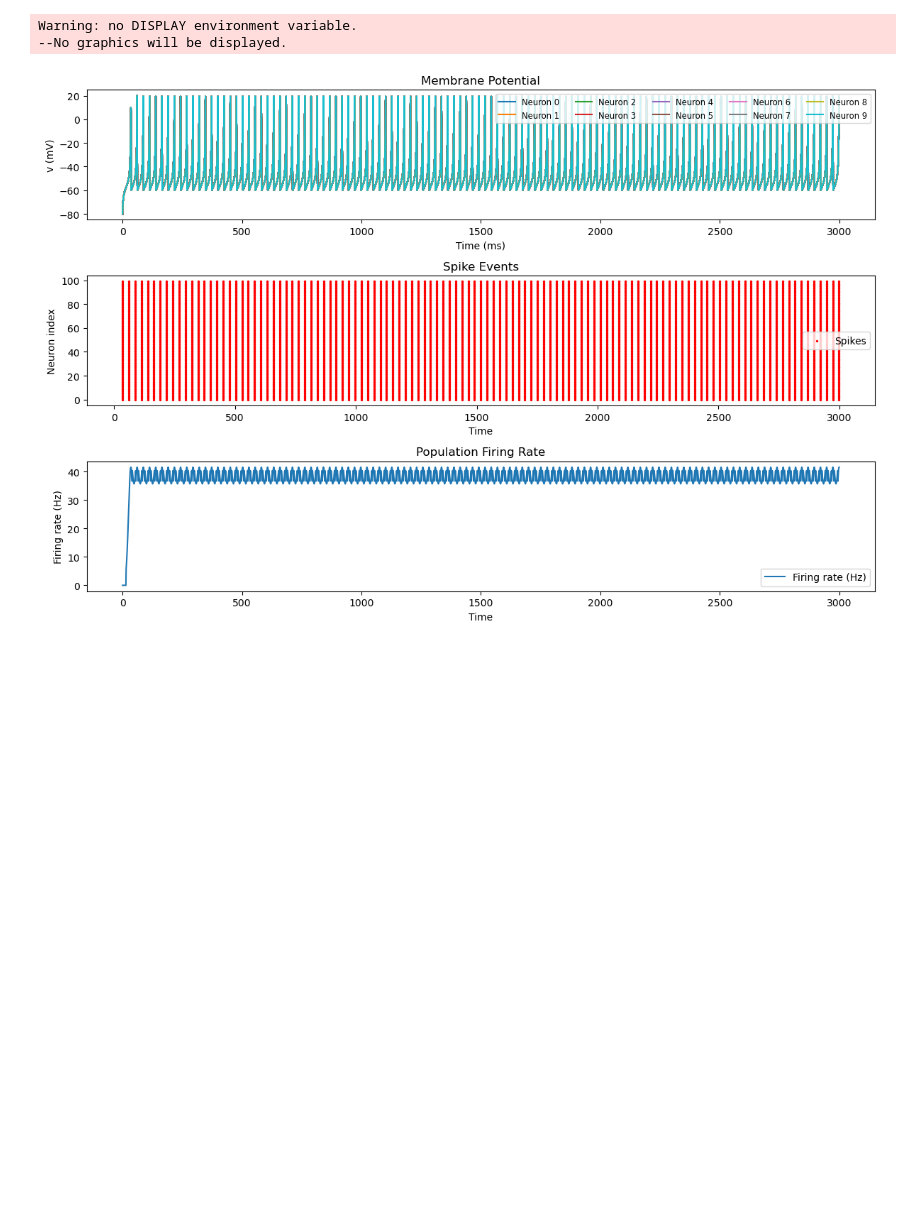
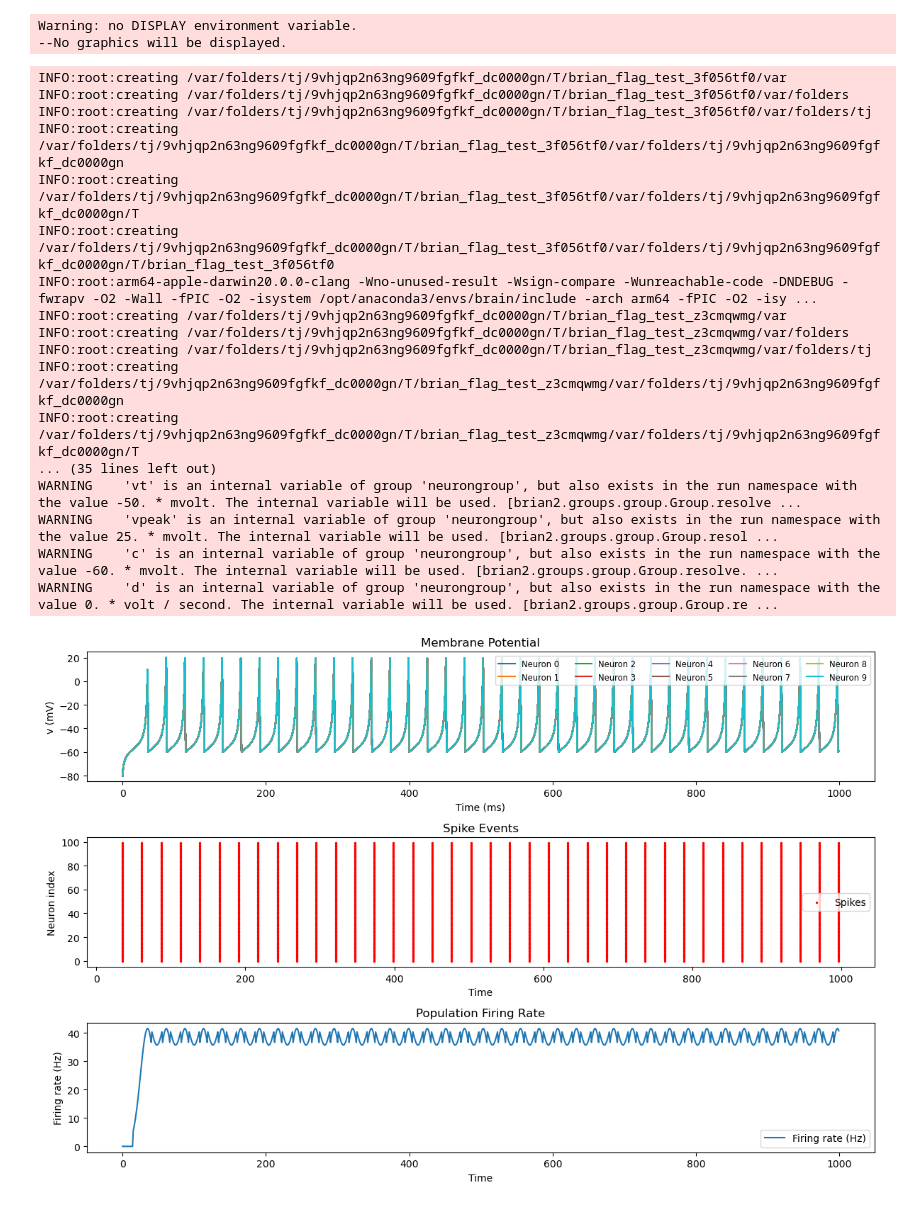
Before and after one commit to techzzt/Basal-ganglia-neuron-models, a Jupyter notebook: BG_insilico_SPN_temp.ipynb, the cells around one changed output. Drawn from its saved outputs; the diff is of its cells as text; code cells hidden in the pictures; blank space fills up the shorter version.

```diff
--- a/BG_insilico_SPN_temp.ipynb
+++ b/BG_insilico_SPN_temp.ipynb
@@ -88,6 +88,11 @@ Dop2      : 1
 
 N = 100
 simulation_time = 3000 * ms
+simulation_time = 1000 * ms  # Total simulation time
+time_after_c_reach = 100 * ms  # Time after reaching c to increase I
+initial_I = 10 * pA
+new_I = 50 * pA  # New input current value
+
 dSPN = NeuronGroup(N, model = eqs,
                     threshold='v > vpeak',
                     reset='v = c; u += d',
@@ -116,50 +121,68 @@ net = Network(dSPN, dv_monitor, spike_monitor, rate_monitor)
 net.run(simulation_time)
 
 # Find the time when v reaches vr
-vr_val = dSPN.vr[0].item()
-times_vr_reached = []
+# vr_val = dSPN.vr[0].item() # vr이 아닌 c로 바꿔야할듯
+c_val = dSPN.c[0].item()
+times_c_reached = []
 
 for i in range(N):
     v = dv_monitor.v[i]
     times = dv_monitor.t
-    crossing_indices = np.where(np.diff((v >= vr_val).astype(int)) == 1)[0]
+    crossing_indices = np.where(np.diff((v >= c_val).astype(int)) == 1)[0]
 
     if len(crossing_indices) > 0:
         # Convert indices to times
-        times_vr_reached.extend(times[crossing_indices + 1])
+        times_c_reached.extend(times[crossing_indices + 1])
 
 # Convert times to milliseconds for plotting
-times_vr_reached_ms = np.array(times_vr_reached) / ms
+times_c_reached_ms = np.array(times_c_reached) / ms
 
 # Plot membrane potential change (dv/dt)
 plt.figure(figsize=(12, 8))
 plt.subplot(3, 1, 1)
 plt.plot(dv_monitor.t / ms, dv_monitor.v.T / mV)  # Plotting membrane potential for all neurons
 plt.xlabel('Time (ms)')
 plt.ylabel('v (mV)')
 plt.title('Membrane Potential')
 plt.legend(['Neuron {}'.format(i) for i in range(10)], loc='upper right', fontsize='small', ncol=5)  # Show only first 10 legends for clarity
 
 # Plot spikes
 plt.subplot(3, 1, 2)
 plt.scatter(spike_monitor.t / ms, spike_monitor.i, s=2, c='red', label='Spikes')
 plt.xlabel('Time')
 plt.ylabel('Neuron index')
 plt.title('Spike Events')
 plt.legend()
 
 # Plot firing rate
 plt.subplot(3, 1, 3)
 plt.plot(rate_monitor.t / ms, rate_monitor.smooth_rate(width=10*ms) / Hz, label='Firing rate (Hz)')
 plt.xlabel('Time')
 plt.ylabel('Firing rate (Hz)')
 plt.title('Population Firing Rate')
 plt.legend()
 
 plt.tight_layout()
 plt.show()
 # %% [output]
+INFO:root:creating /var/folders/tj/9vhjqp2n63ng9609fgfkf_dc0000gn/T/brian_flag_test_3f056tf0/var
+INFO:root:creating /var/folders/tj/9vhjqp2n63ng9609fgfkf_dc0000gn/T/brian_flag_test_3f056tf0/var/folders
+INFO:root:creating /var/folders/tj/9vhjqp2n63ng9609fgfkf_dc0000gn/T/brian_flag_test_3f056tf0/var/folders/tj
+INFO:root:creating /var/folders/tj/9vhjqp2n63ng9609fgfkf_dc0000gn/T/brian_flag_test_3f056tf0/var/folders/tj/9vhjqp2n63ng9609fgfkf_dc0000gn
+INFO:root:creating /var/folders/tj/9vhjqp2n63ng9609fgfkf_dc0000gn/T/brian_flag_test_3f056tf0/var/folders/tj/9vhjqp2n63ng9609fgfkf_dc0000gn/T
+INFO:root:creating /var/folders/tj/9vhjqp2n63ng9609fgfkf_dc0000gn/T/brian_flag_test_3f056tf0/var/folders/tj/9vhjqp2n63ng9609fgfkf_dc0000gn/T/brian_flag_test_3f056tf0
+INFO:root:arm64-apple-darwin20.0.0-clang -Wno-unused-result -Wsign-compare -Wunreachable-code -DNDEBUG -fwrapv -O2 -Wall -fPIC -O2 -isystem /opt/anaconda3/envs/brain/include -arch arm64 -fPIC -O2 -isy ...
+INFO:root:creating /var/folders/tj/9vhjqp2n63ng9609fgfkf_dc0000gn/T/brian_flag_test_z3cmqwmg/var
+INFO:root:creating /var/folders/tj/9vhjqp2n63ng9609fgfkf_dc0000gn/T/brian_flag_test_z3cmqwmg/var/folders
+INFO:root:creating /var/folders/tj/9vhjqp2n63ng9609fgfkf_dc0000gn/T/brian_flag_test_z3cmqwmg/var/folders/tj
+INFO:root:creating /var/folders/tj/9vhjqp2n63ng9609fgfkf_dc0000gn/T/brian_flag_test_z3cmqwmg/var/folders/tj/9vhjqp2n63ng9609fgfkf_dc0000gn
+INFO:root:creating /var/folders/tj/9vhjqp2n63ng9609fgfkf_dc0000gn/T/brian_flag_test_z3cmqwmg/var/folders/tj/9vhjqp2n63ng9609fgfkf_dc0000gn/T
+... (35 lines left out)
+WARNING    'vt' is an internal variable of group 'neurongroup', but also exists in the run namespace with the value -50. * mvolt. The internal variable will be used. [brian2.groups.group.Group.resolve ...
+WARNING    'vpeak' is an internal variable of group 'neurongroup', but also exists in the run namespace with the value 25. * mvolt. The internal variable will be used. [brian2.groups.group.Group.resol ...
+WARNING    'c' is an internal variable of group 'neurongroup', but also exists in the run namespace with the value -60. * mvolt. The internal variable will be used. [brian2.groups.group.Group.resolve. ...
+WARNING    'd' is an internal variable of group 'neurongroup', but also exists in the run namespace with the value 0. * volt / second. The internal variable will be used. [brian2.groups.group.Group.re ...
-[figure, old version]
+[figure, new version]
 # %%
 ### 안정화 후 input current
 
```
Also changed, not shown: parts of 4 cells of this notebook.
